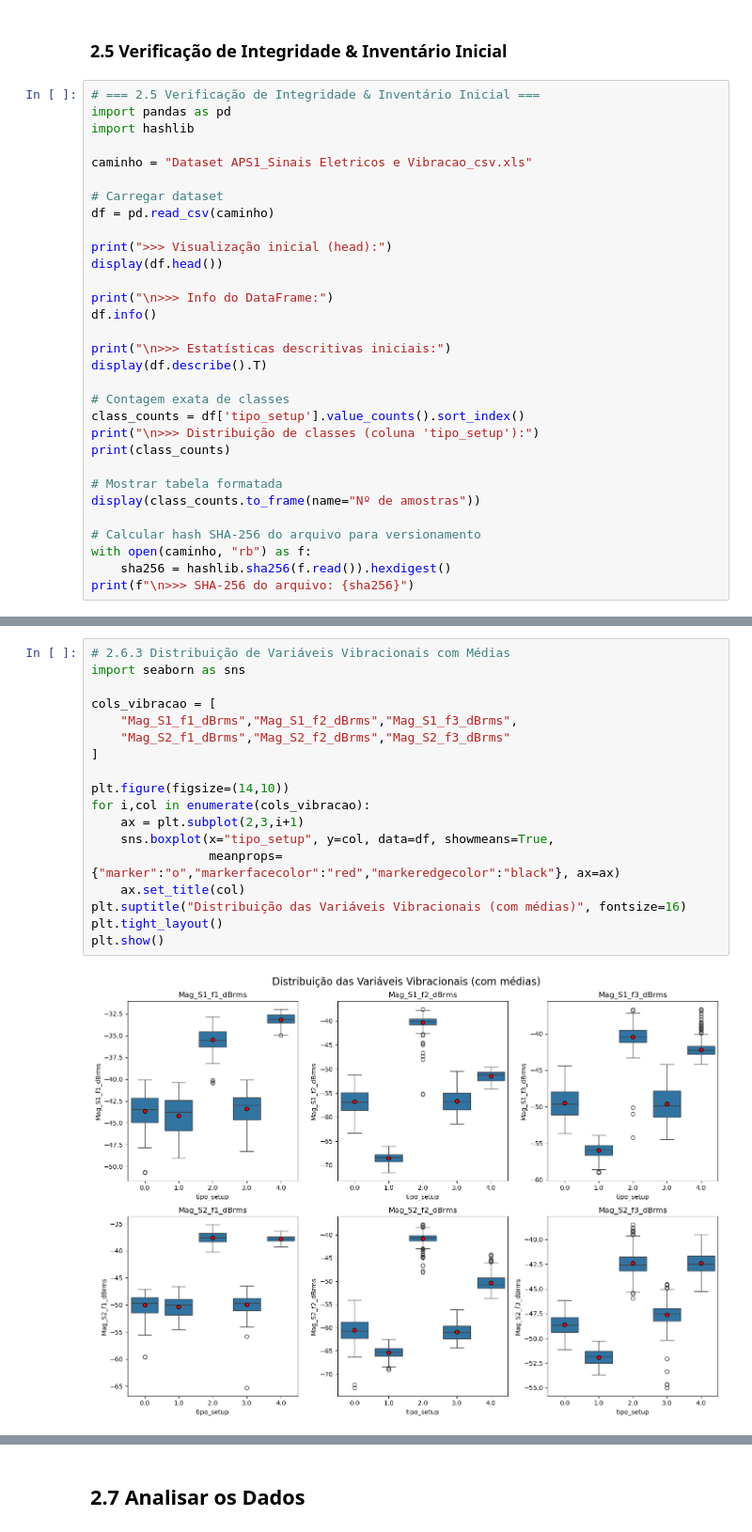
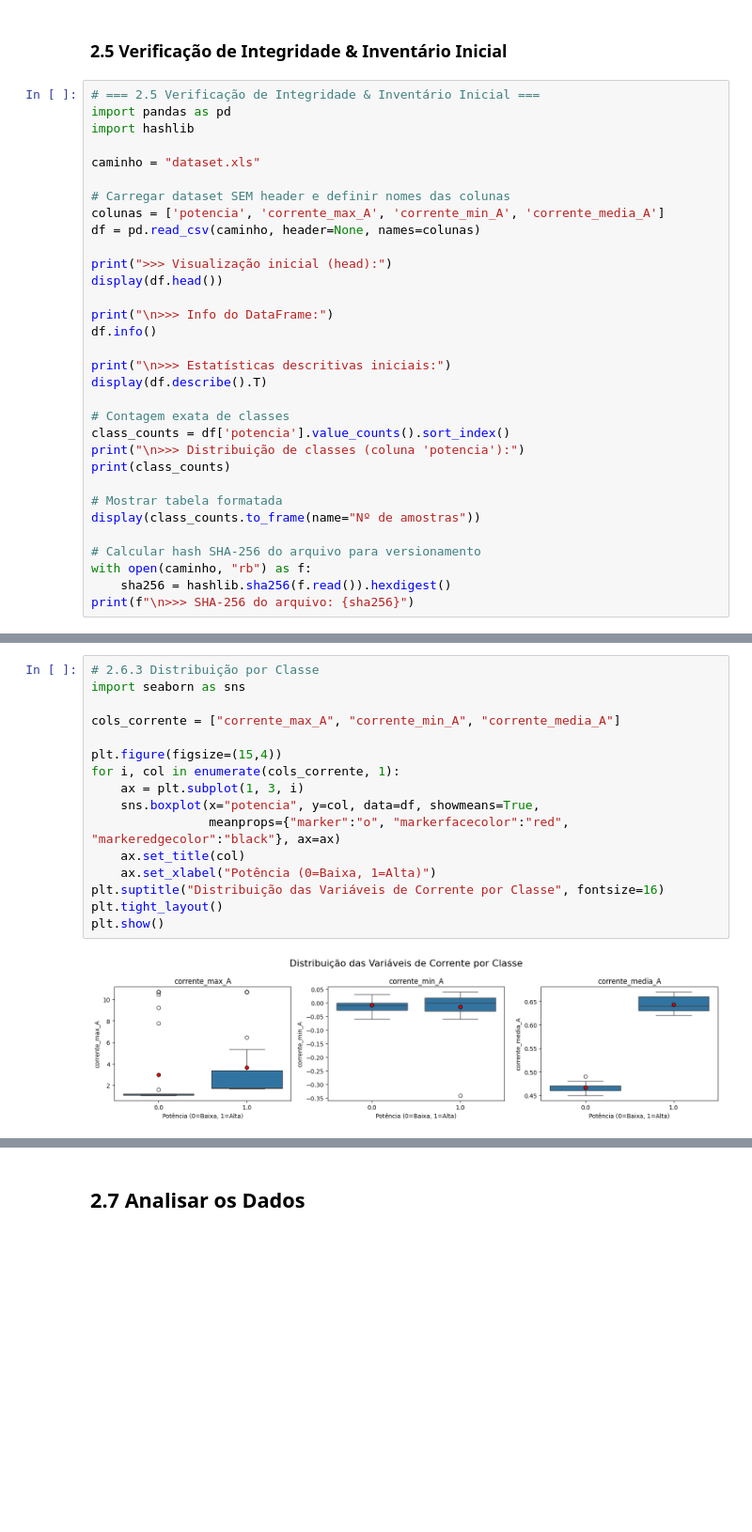
Before and after one commit to Eduardosmb/Relacoes-Frutiferas, a Jupyter notebook: APS1-NL.ipynb, the cells around one changed output, grey strips where cells are left out. Shown: that part at 94% size. Saved outputs shown, nothing was run; the diff lists cells and outputs as text; blank space fills up the shorter version.

Commit message:
new data + changes

```diff
--- a/APS1-NL.ipynb
+++ b/APS1-NL.ipynb
@@ -161,10 +135,11 @@ Os nomes de coluna seguem o padrão:
 import pandas as pd
 import hashlib
 
-caminho = "Dataset APS1_Sinais Eletricos e Vibracao_csv.xls"
+caminho = "dataset.xls"
 
-# Carregar dataset
-df = pd.read_csv(caminho)
+# Carregar dataset SEM header e definir nomes das colunas
+colunas = ['potencia', 'corrente_max_A', 'corrente_min_A', 'corrente_media_A']
+df = pd.read_csv(caminho, header=None, names=colunas)
 
 print(">>> Visualização inicial (head):")
 display(df.head())
@@ -176,8 +151,8 @@ print("\n>>> Estatísticas descritivas iniciais:")
 display(df.describe().T)
 
 # Contagem exata de classes
-class_counts = df['tipo_setup'].value_counts().sort_index()
-print("\n>>> Distribuição de classes (coluna 'tipo_setup'):")
+class_counts = df['potencia'].value_counts().sort_index()
+print("\n>>> Distribuição de classes (coluna 'potencia'):")
 print(class_counts)
 
 # Mostrar tabela formatada
@@ -299,23 +249,21 @@ Boxplots de harmônicos (`Mag_S1/S2_f1–f3`) mostram diferenças mais claras:
 # %%
-# 2.6.3 Distribuição de Variáveis Vibracionais com Médias
+# 2.6.3 Distribuição por Classe
 import seaborn as sns
 
-cols_vibracao = [
-    "Mag_S1_f1_dBrms","Mag_S1_f2_dBrms","Mag_S1_f3_dBrms",
-    "Mag_S2_f1_dBrms","Mag_S2_f2_dBrms","Mag_S2_f3_dBrms"
-]
+cols_corrente = ["corrente_max_A", "corrente_min_A", "corrente_media_A"]
 
-plt.figure(figsize=(14,10))
-for i,col in enumerate(cols_vibracao):
-    ax = plt.subplot(2,3,i+1)
-    sns.boxplot(x="tipo_setup", y=col, data=df, showmeans=True,
-                meanprops={"marker":"o","markerfacecolor":"red","markeredgecolor":"black"}, ax=ax)
+plt.figure(figsize=(15,4))
+for i, col in enumerate(cols_corrente, 1):
+    ax = plt.subplot(1, 3, i)
+    sns.boxplot(x="potencia", y=col, data=df, showmeans=True,
+                meanprops={"marker":"o", "markerfacecolor":"red", "markeredgecolor":"black"}, ax=ax)
     ax.set_title(col)
-plt.suptitle("Distribuição das Variáveis Vibracionais (com médias)", fontsize=16)
+    ax.set_xlabel("Potência (0=Baixa, 1=Alta)")
+plt.suptitle("Distribuição das Variáveis de Corrente por Classe", fontsize=16)
 plt.tight_layout()
 plt.show()
 # %% [output]
-[figure, old version]
+[figure, new version]
 # %% [markdown]
 ### Discutindo os Boxplots
 
```
Also changed, not shown: parts of 47 cells of this notebook, 1 other file.
